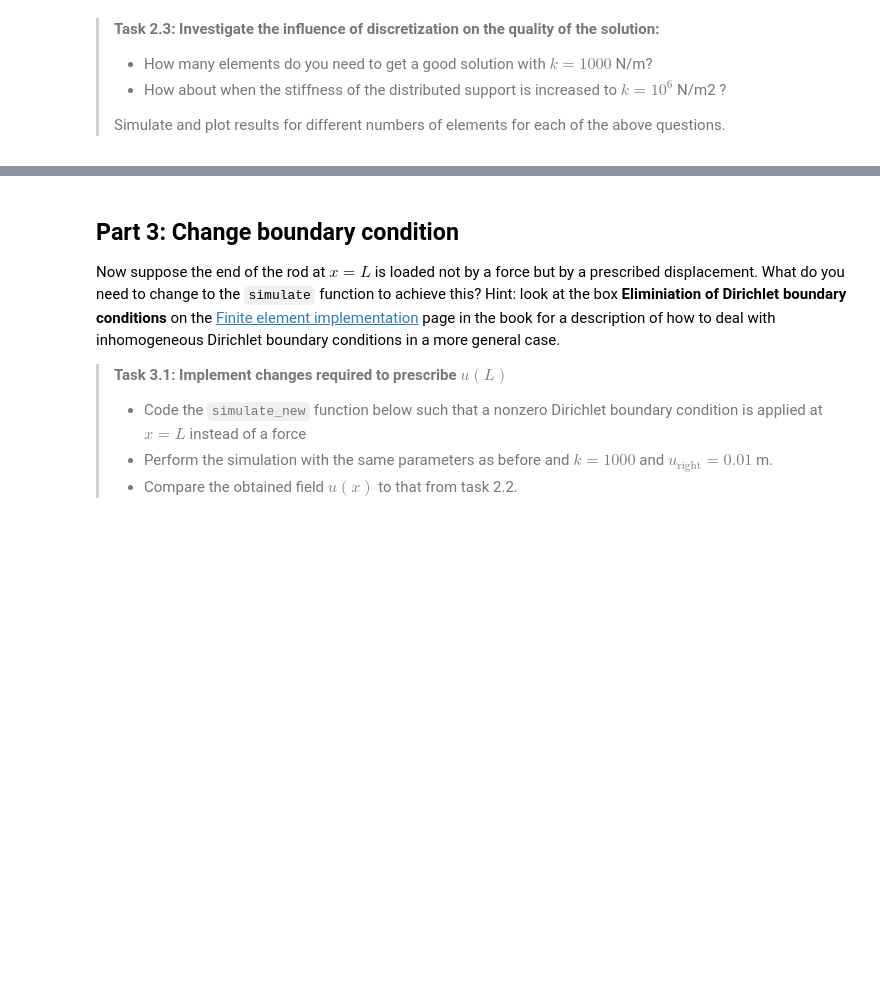
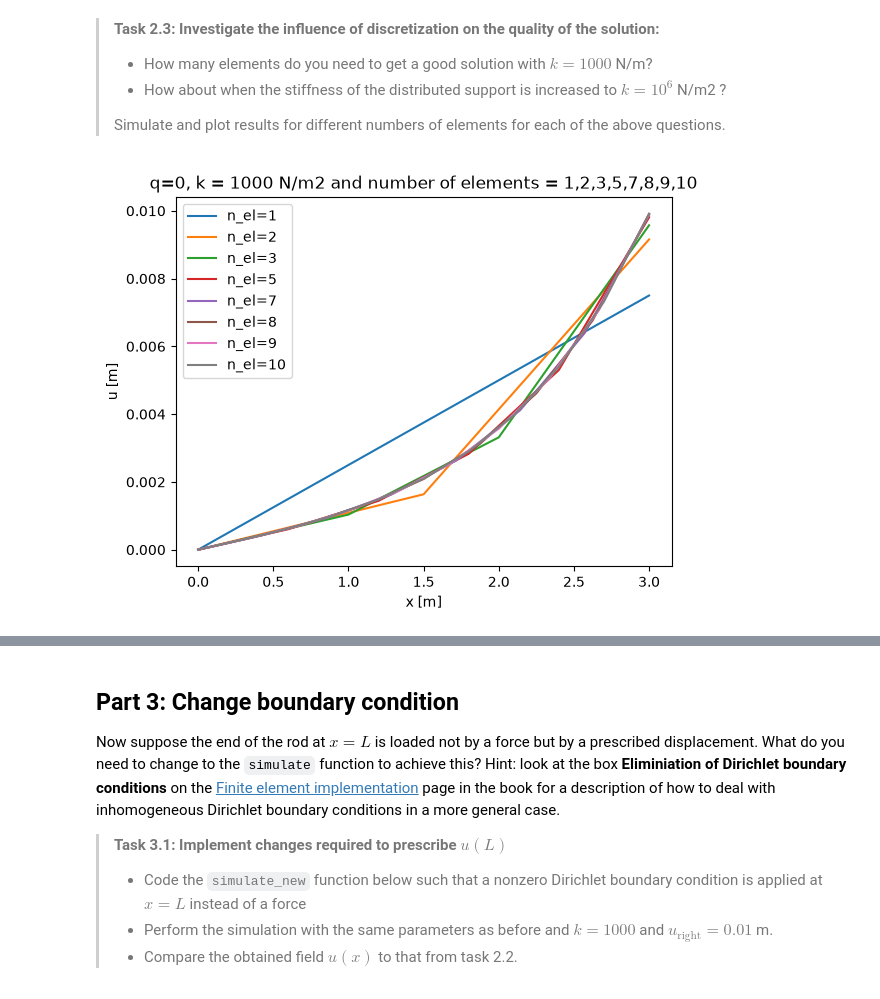
Before and after one commit to VLRobin/WS2.2, a Jupyter notebook: WS_2_2.ipynb, the cells around one changed output, grey strips where cells are left out. Drawn from its saved outputs; the diff is of its cells as text; code cells hidden in the pictures; blank space fills up the shorter version.

```diff
--- a/WS_2_2.ipynb
+++ b/WS_2_2.ipynb
@@ -78,4 +209,84 @@ import matplotlib.pyplot as plt
 >
 > Simulate and plot results for different numbers of elements for each of the above questions.
 # %%
-### YOUR_CODE_HERE ###
+def simulate(n_element,    # number of elements
+             length=3,     # length of the domain
+             EA=1e3,       # axial stiffness
+             k=1e3,        # stiffness parameter
+             F_right=10,   # load applied at x=L
+             q_load=0    # distributed load
+    ):
+
+    n_node = n_element + 1 # number of nodes
+
+    dx = length/n_element
+    x = np.linspace(0,length,n_node)
+
+    # Assmemble K for the rod problem
+    K = assemble_global_K(length, n_element, EA, k)
+
+    # Assemble f first with distributed load only
+    f = assemble_global_f(length, n_element, q_load)
+
+    # Add boundary conditions to f
+    f[n_node-1] += F_right
+
+    # Initialize vector u with displacements
+    u = np.zeros(n_node)
+
+    # Solve the system for unknown displacements
+    K_inv = np.linalg.inv(K[1:n_node, 1:n_node])
+    u[1:n_node] = np.dot(K_inv, f[1:n_node])
+
+    return x, u
+for n_el in [1, 2, 3, 5, 7, 8, 9, 10]:
+    x, u = simulate(n_el)
+    plt.plot(x,u, label=f'n_el={n_el}')
+    plt.xlabel('x [m]')
+    plt.ylabel('u [m]')
+
+plt.title(f'q=0, k = 1000 N/m2 and number of elements = 1,2,3,5,7,8,9,10')
+plt.legend()
+plt.show()
+
+def simulate(n_element,    # number of elements
+             length=3,     # length of the domain
+             EA=1e3,       # axial stiffness
+             k=1e6,        # stiffness parameter
+             F_right=10,   # load applied at x=L
+             q_load=0    # distributed load
+    ):
+
+    n_node = n_element + 1 # number of nodes
+
+    dx = length/n_element
+    x = np.linspace(0,length,n_node)
+
+    # Assmemble K for the rod problem
+    K = assemble_global_K(length, n_element, EA, k)
+
+    # Assemble f first with distributed load only
+    f = assemble_global_f(length, n_element, q_load)
+
+    # Add boundary conditions to f
+    f[n_node-1] += F_right
+
+    # Initialize vector u with displacements
+    u = np.zeros(n_node)
+
+    # Solve the system for unknown displacements
+    K_inv = np.linalg.inv(K[1:n_node, 1:n_node])
+    u[1:n_node] = np.dot(K_inv, f[1:n_node])
+
+    return x, u
+for n_el in [1, 5, 10, 15, 20, 30, 40, 60, 80, 100]:
+    x, u = simulate(n_el)
+    plt.plot(x,u, label=f'n_el={n_el}')
+    plt.xlabel('x [m]')
+    plt.ylabel('u [m]')
+
+plt.title(f'q=0, k = 1.000.000 N/m2 and number of elements = 1,2,3,5,7,8,9,10')
+plt.legend()
+plt.show()
+# %% [output]
+[figure, added]
```
Also changed, not shown: parts of 4 cells of this notebook.
